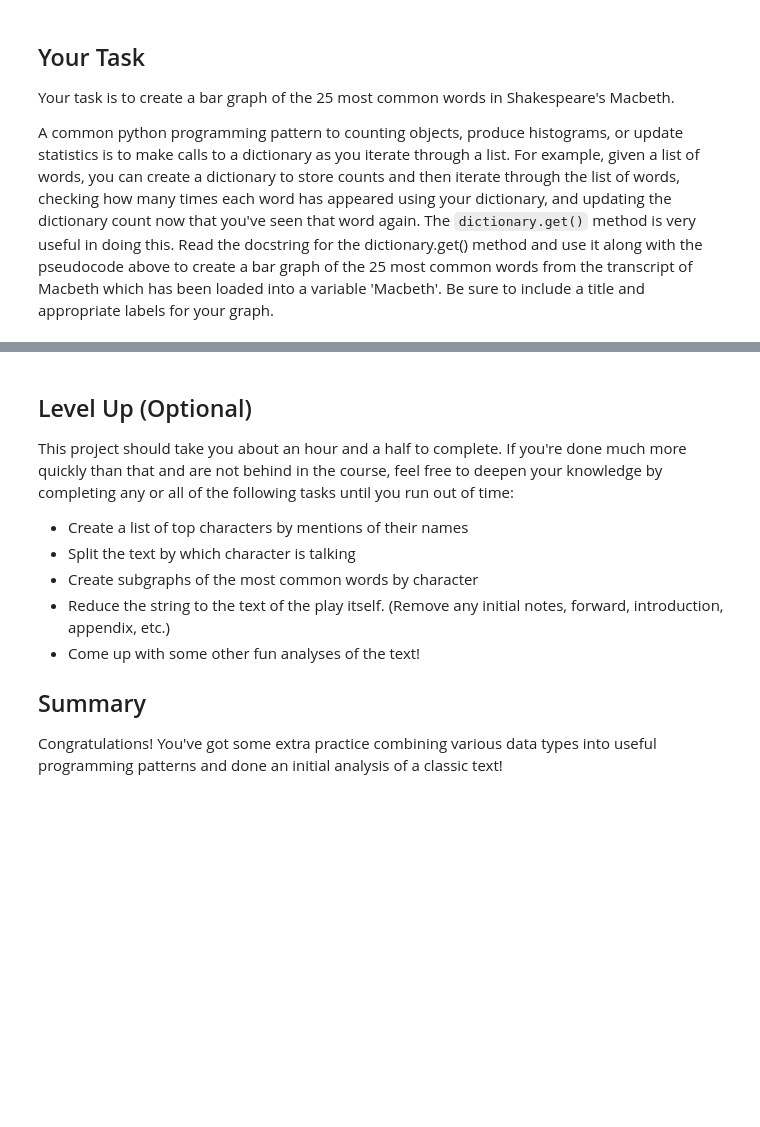
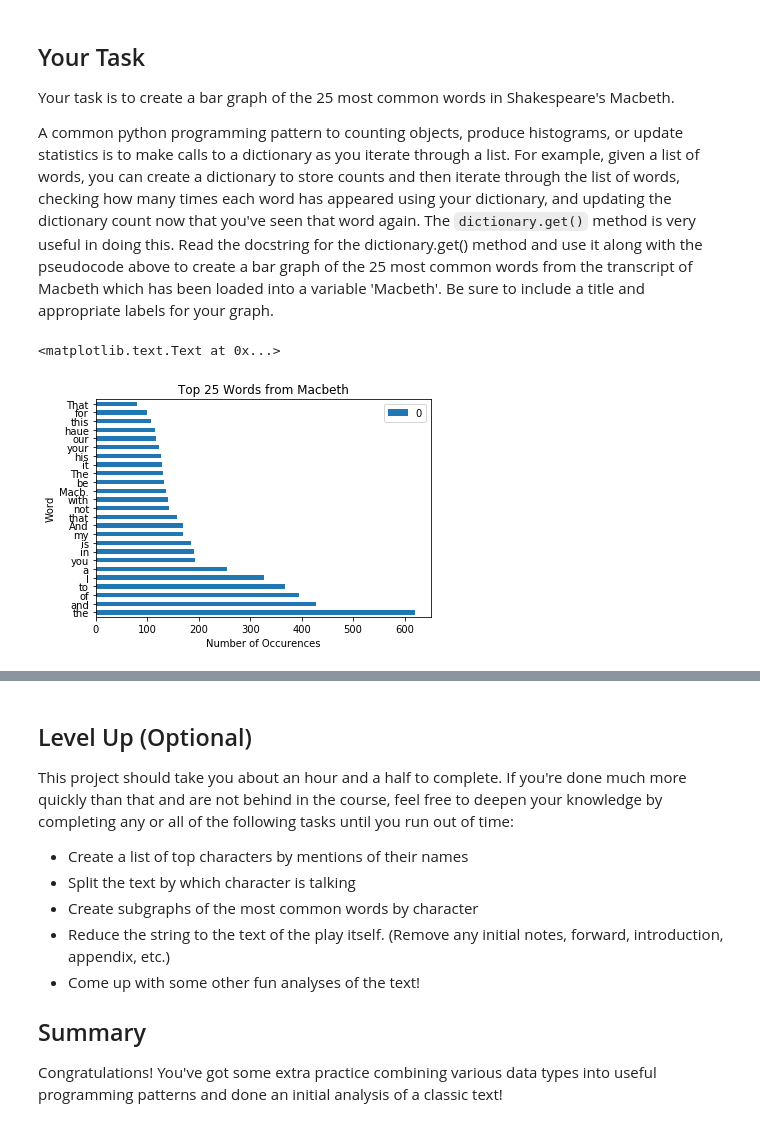
Before and after one commit to learn-co-curriculum/dsc-analyzing-macbeth-project-pandas-v2-1, a Jupyter notebook: index.ipynb, the cells around one changed output, grey strips where cells are left out. Cells and saved outputs as stored; diff of their text form; code cells hidden in the pictures; blank space fills up the shorter version.

Commit message:
Auto-create curriculum branch from master + solution

```diff
--- a/index.ipynb
+++ b/index.ipynb
@@ -32,3 +32,11 @@ the copyright laws for your country before posting these files!!
 Please take a look at the important information in this header.
 We encourage you to keep this file on your own disk, keeping an
 electronic path open for the nex
+# %%
+# __SOLUTION__
+import requests
+macbeth = requests.get('http://www.gutenberg.org/cache/epub/2264/pg2264.txt').text
+
+print(type(macbeth))
+print(len(macbeth))
+print(macbeth[:500])
@@ -51,0 +81,26 @@ A common python programming pattern to counting objects, produce histograms, or
+# %%
+# __SOLUTION__
+# Your code here
+
+# Pseudo-code Outline
+# Split the transcript into words
+words = macbeth.split()
+# Create a dictionary
+word_counts = {}
+# Iterate through the text of Macbeth
+for word in words:
+    word_counts[word] = word_counts.get(word, 0) + 1 #Get previous entry, update by 1
+# Update word counts
+# Create Bar Graph
+
+#With Pandas
+counts = pd.DataFrame.from_dict(word_counts, orient='index')
+counts = counts.sort_values(by=counts.columns[0], ascending=False)
+counts.head(25).plot(kind='barh')
+plt.title('Top 25 Words from Macbeth')
+plt.ylabel('Word')
+plt.xlabel('Number of Occurences')
+# Include descriptive titles and labels
+# %% [output]
+<matplotlib.text.Text at 0x...>
+[figure, added]
```
Also changed, not shown: parts of 3 cells of this notebook, 3 other files.
